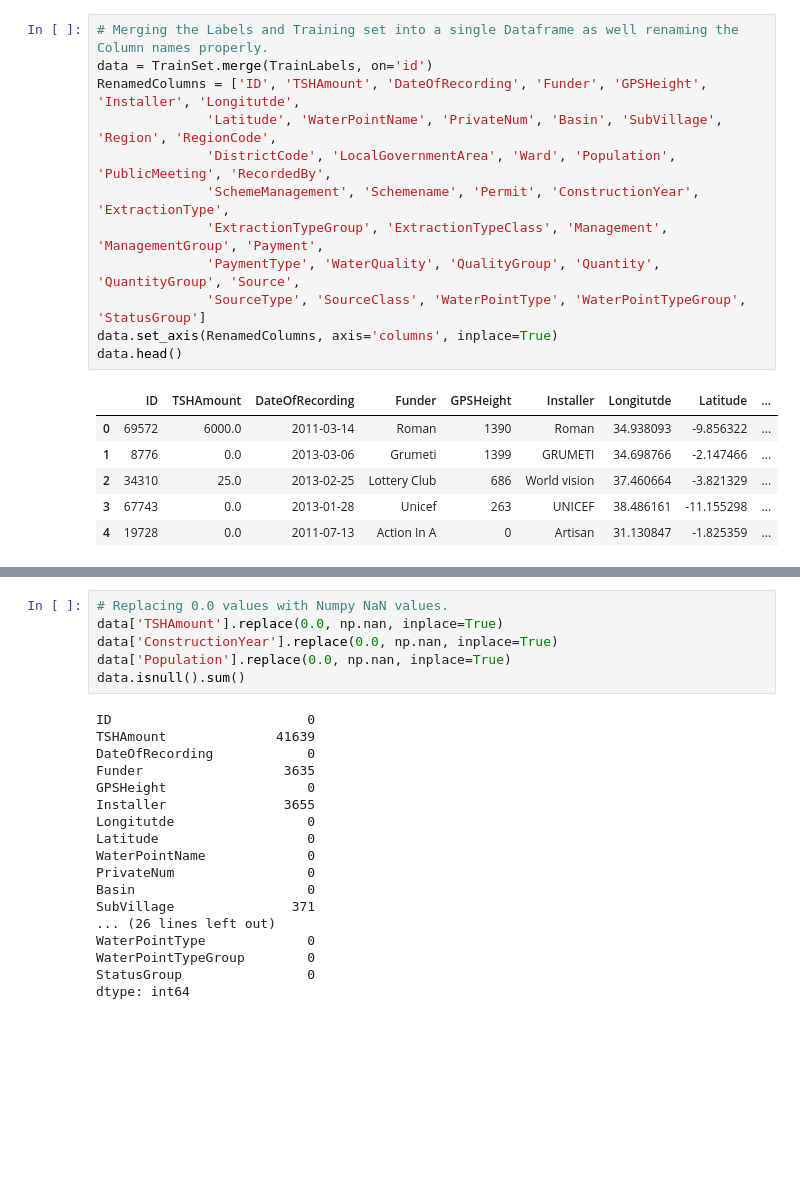
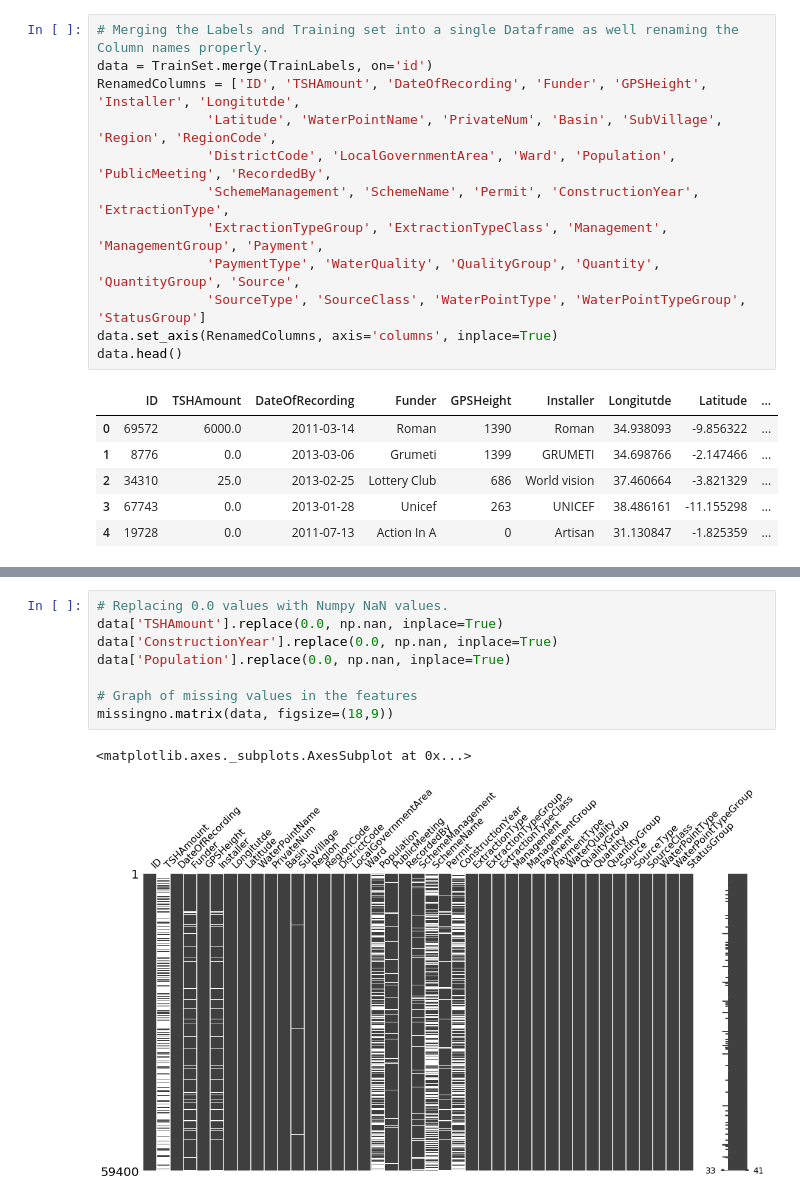
Before and after one commit to Jarmos-san/PumpItUp, a Jupyter notebook: PumpItUp.ipynb, the cells around one changed output, grey strips where cells are left out. Saved outputs shown, nothing was run; the diff lists cells and outputs as text; blank space fills up the shorter version.

Commit message:
Researched on handling missing values

```diff
--- a/PumpItUp.ipynb
+++ b/PumpItUp.ipynb
@@ -127,7 +138,7 @@ data = TrainSet.merge(TrainLabels, on='id')
 RenamedColumns = ['ID', 'TSHAmount', 'DateOfRecording', 'Funder', 'GPSHeight', 'Installer', 'Longitutde',
               'Latitude', 'WaterPointName', 'PrivateNum', 'Basin', 'SubVillage', 'Region', 'RegionCode',
               'DistrictCode', 'LocalGovernmentArea', 'Ward', 'Population', 'PublicMeeting', 'RecordedBy',
-              'SchemeManagement', 'Schemename', 'Permit', 'ConstructionYear', 'ExtractionType',
+              'SchemeManagement', 'SchemeName', 'Permit', 'ConstructionYear', 'ExtractionType',
               'ExtractionTypeGroup', 'ExtractionTypeClass', 'Management', 'ManagementGroup', 'Payment',
               'PaymentType', 'WaterQuality', 'QualityGroup', 'Quantity', 'QuantityGroup', 'Source',
               'SourceType', 'SourceClass', 'WaterPointType', 'WaterPointTypeGroup', 'StatusGroup']
@@ -156,24 +167,11 @@ data.describe()
 # %%
 # Replacing 0.0 values with Numpy NaN values.
 data['TSHAmount'].replace(0.0, np.nan, inplace=True)
 data['ConstructionYear'].replace(0.0, np.nan, inplace=True)
 data['Population'].replace(0.0, np.nan, inplace=True)
-data.isnull().sum()
+
+# Graph of missing values in the features
+missingno.matrix(data, figsize=(18,9))
 # %% [output]
-ID                         0
-TSHAmount              41639
-DateOfRecording            0
-Funder                  3635
-GPSHeight                  0
-Installer               3655
-Longitutde                 0
-Latitude                   0
-WaterPointName             0
-PrivateNum                 0
-Basin                      0
-SubVillage               371
-... (26 lines left out)
-WaterPointType             0
-WaterPointTypeGroup        0
-StatusGroup                0
-dtype: int64
+<matplotlib.axes._subplots.AxesSubplot at 0x...>
+[figure, added]
```
Also changed, not shown: parts of 8 cells of this notebook.
